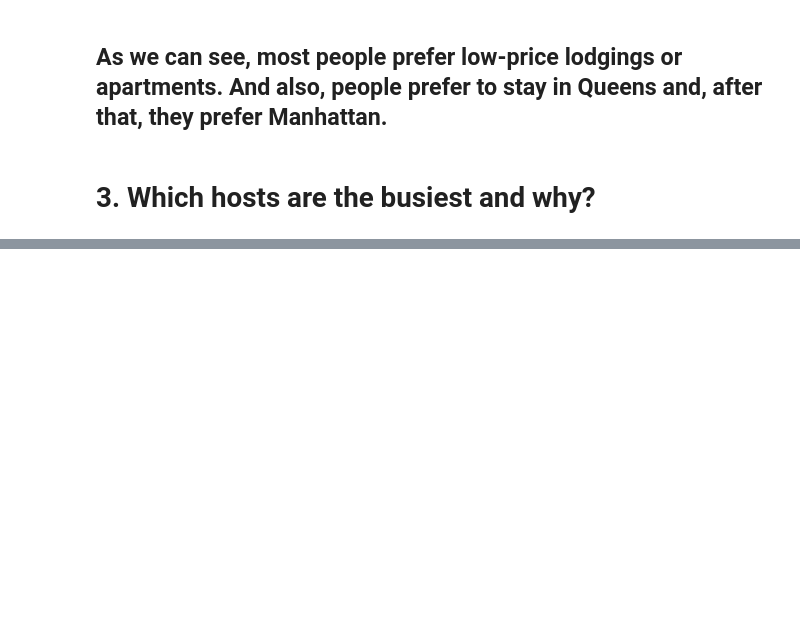
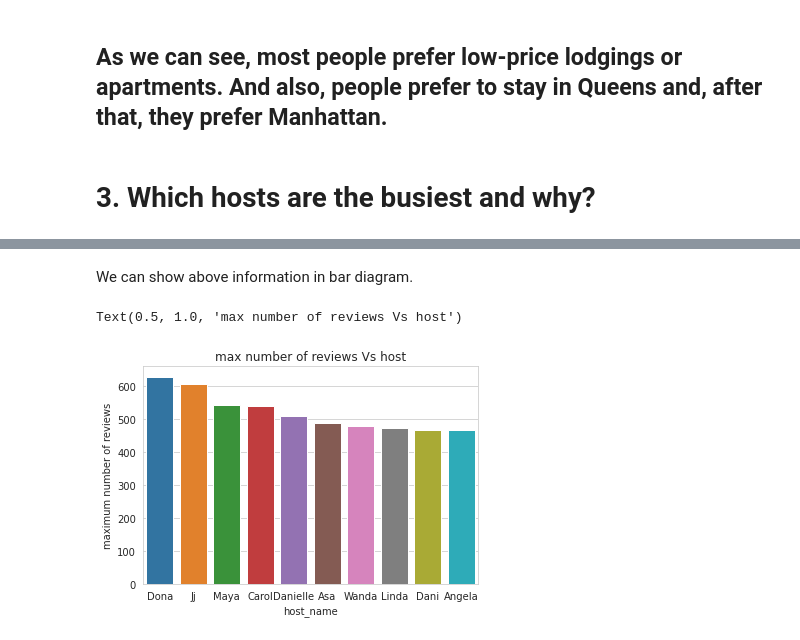
Before and after one commit to Kondasagar/EDA-on-Air_bnb-bookings, a Jupyter notebook: Vidyasagr_Airbnb_Bookings_Analysis_Capstone_Project.ipynb, the cells around one changed output, grey strips where cells are left out. Cells and saved outputs as stored; diff of their text form; code cells hidden in the pictures; blank space fills up the shorter version.

```diff
--- a/Vidyasagr_Airbnb_Bookings_Analysis_Capstone_Project.ipynb
+++ b/Vidyasagr_Airbnb_Bookings_Analysis_Capstone_Project.ipynb
@@ -314,3 +318,7 @@ Text(0.5, 1.0, 'Max Number of Reviews Vs Price')
 ## As we can see, most people prefer low-price lodgings or apartments. And also, people prefer to stay in Queens and, after that, they prefer Manhattan.
 # %% [markdown]
 # 3. Which hosts are the busiest and why?
+# %%
+busiest_hosts = df_1.groupby(['host_name','room_type'])['number_of_reviews'].max().reset_index()
+busiest_hosts = busiest_hosts.sort_values(by='number_of_reviews', ascending=False).head(10)
+busiest_hosts
@@ -316,0 +339,10 @@ Text(0.5, 1.0, 'Max Number of Reviews Vs Price')
+# %% [markdown]
+We can show above information in bar diagram.
+# %%
+sns.barplot(x = 'host_name',y = 'number_of_reviews',data =busiest_hosts)
+
+plt.ylabel('maximum number of reviews')
+plt.title('max number of reviews Vs host')
+# %% [output]
+Text(0.5, 1.0, 'max number of reviews Vs host')
+[figure, added]
```
Also changed, not shown: parts of 14 cells of this notebook.
